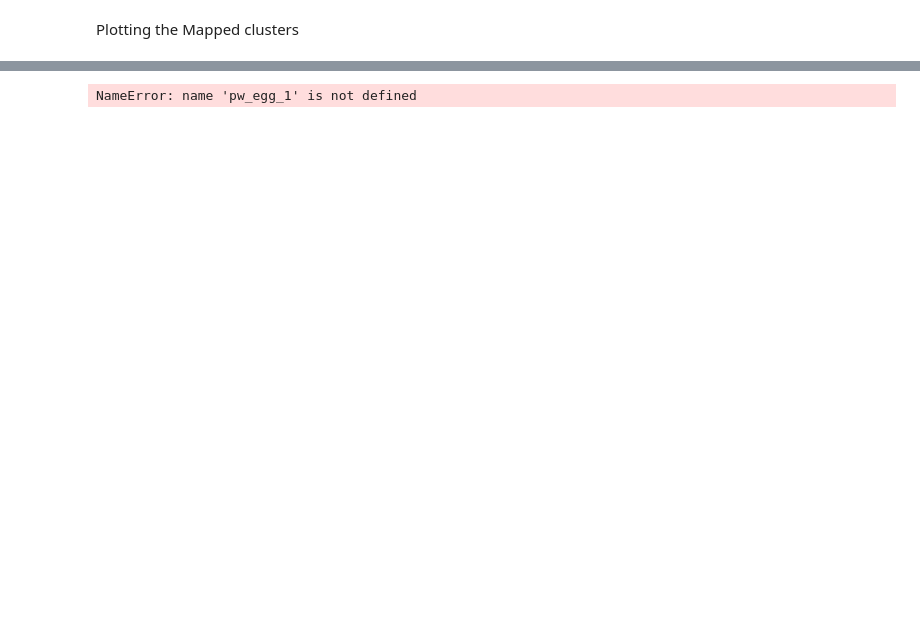
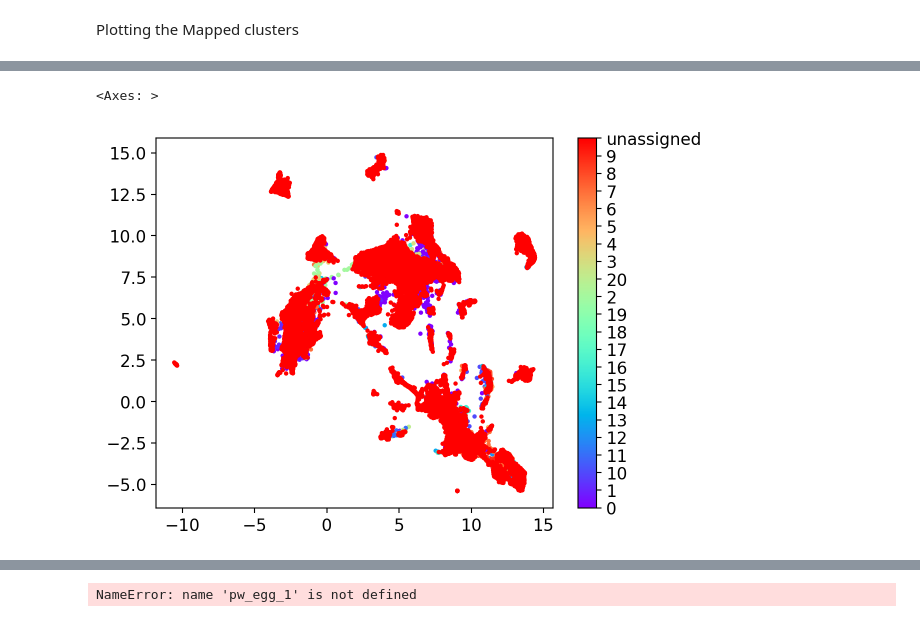
Before and after one commit to Nikhilesh-Vasanthakumar/Immune-Complexity-and-Regenerative-Dynamics-in-Pleurodeles-waltl, a Jupyter notebook: Samap_test_script.ipynb, the cells around one changed output, grey strips where cells are left out. Drawn from its saved outputs; the diff is of its cells as text; code cells hidden in the pictures; blank space fills up the shorter version.

```diff
--- a/Samap_test_script.ipynb
+++ b/Samap_test_script.ipynb
@@ -366,0 +462,5 @@ sm.scatter()
+# %%
+samap.scatter(c='pw_seurat_clusters')
+# %% [output]
+<Axes: >
+[figure, added]
```
Also changed, not shown: parts of 21 cells of this notebook.
